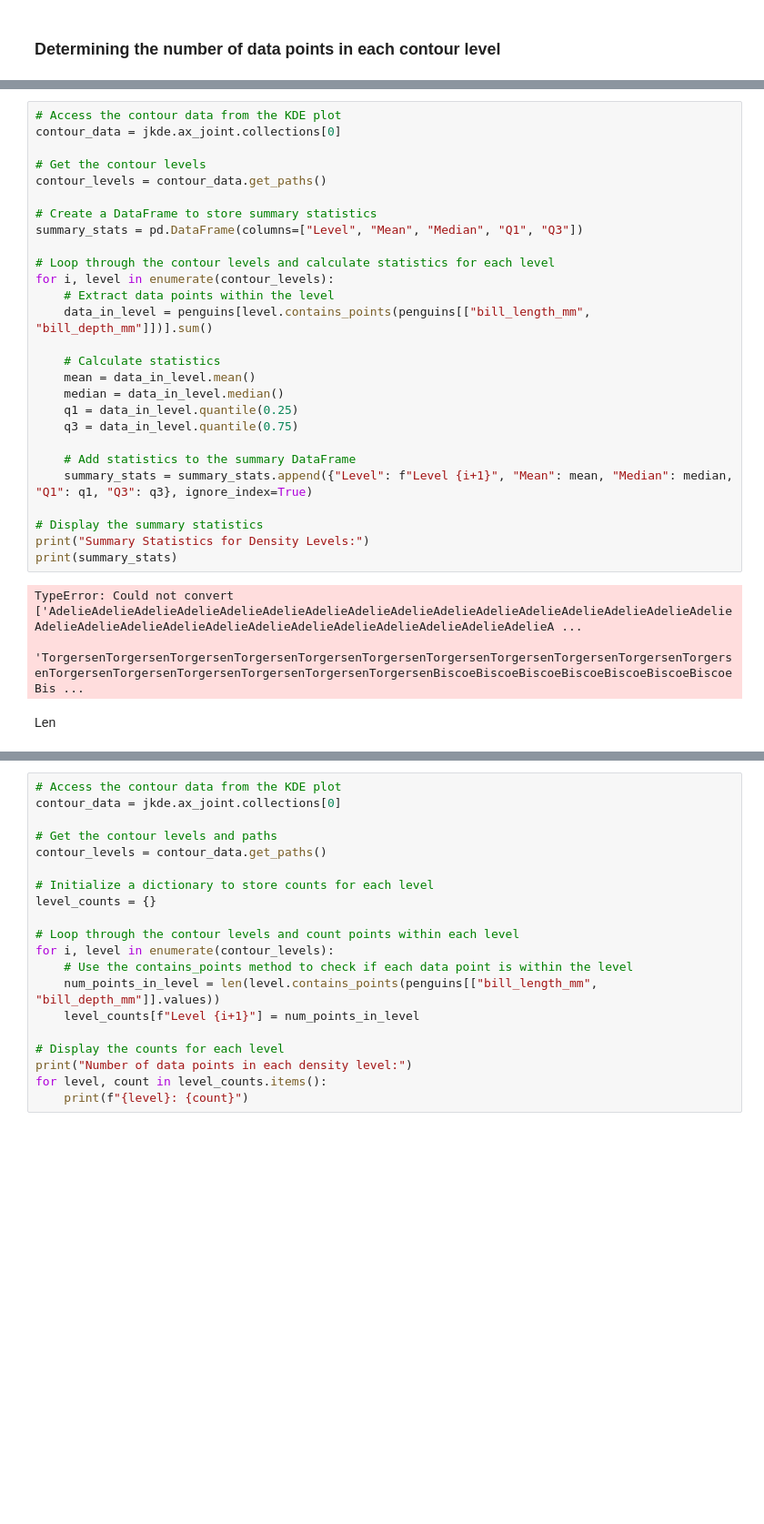
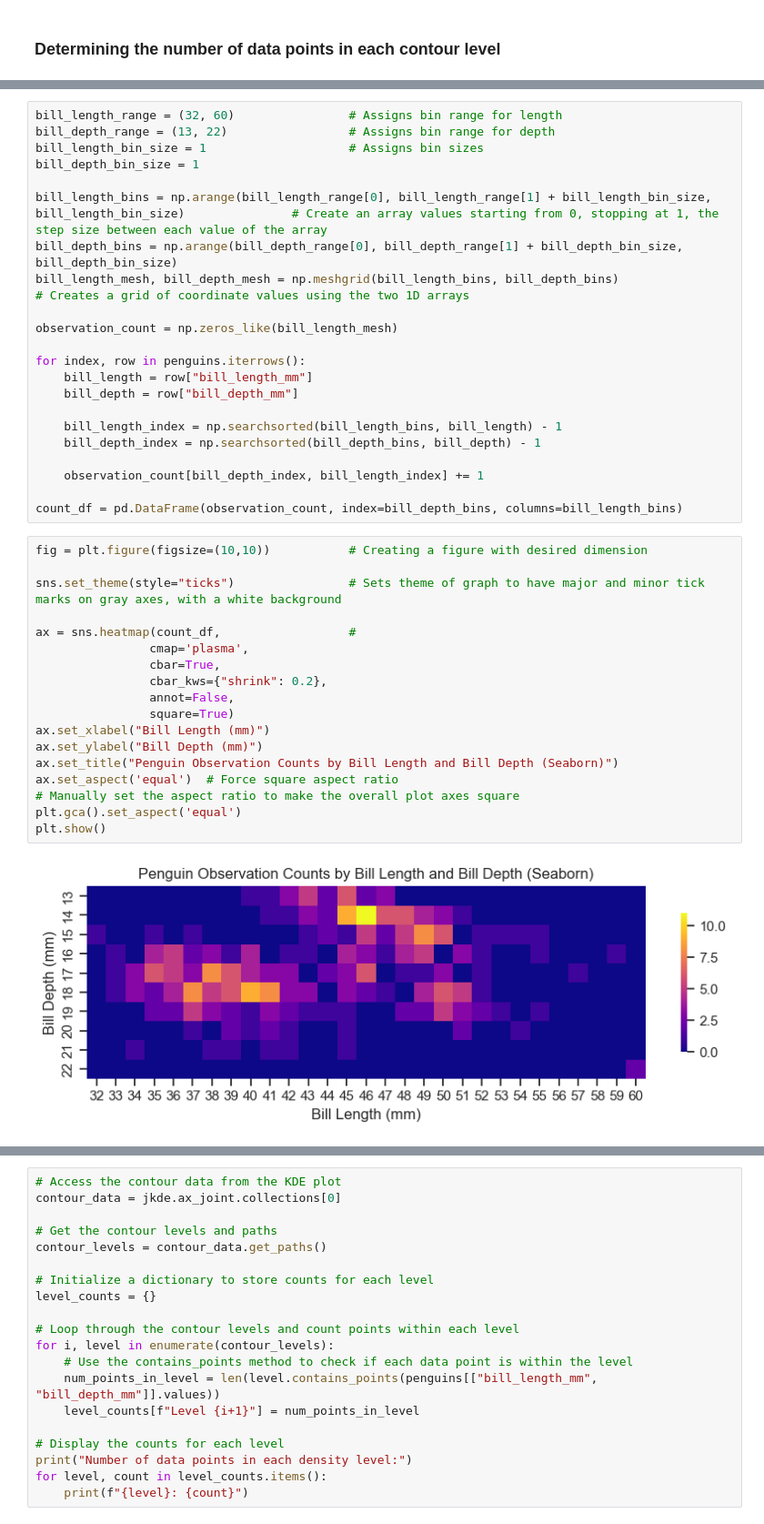
Before and after one commit to saingersoll/squirrel-gurlz, a Jupyter notebook: nbs/soapy.ipynb, the cells around one changed output, grey strips where cells are left out. Shown: that part at 91% size. Saved outputs shown, nothing was run; the diff lists cells and outputs as text; blank space fills up the shorter version.

```diff
--- a/nbs/soapy.ipynb
+++ b/nbs/soapy.ipynb
@@ -77,32 +62,42 @@ Level 2: 0
-# %%
-# Access the contour data from the KDE plot
-contour_data = jkde.ax_joint.collections[0]
-
-# Get the contour levels
-contour_levels = contour_data.get_paths()
-
-# Create a DataFrame to store summary statistics
-summary_stats = pd.DataFrame(columns=["Level", "Mean", "Median", "Q1", "Q3"])
-
-# Loop through the contour levels and calculate statistics for each level
-for i, level in enumerate(contour_levels):
-    # Extract data points within the level
-    data_in_level = penguins[level.contains_points(penguins[["bill_length_mm", "bill_depth_mm"]])].sum()
-
-    # Calculate statistics
-    mean = data_in_level.mean()
-    median = data_in_level.median()
-    q1 = data_in_level.quantile(0.25)
-    q3 = data_in_level.quantile(0.75)
-
-    # Add statistics to the summary DataFrame
-    summary_stats = summary_stats.append({"Level": f"Level {i+1}", "Mean": mean, "Median": median, "Q1": q1, "Q3": q3}, ignore_index=True)
-
-# Display the summary statistics
-print("Summary Statistics for Density Levels:")
-print(summary_stats)
-# %% [output]
-TypeError: Could not convert ['AdelieAdelieAdelieAdelieAdelieAdelieAdelieAdelieAdelieAdelieAdelieAdelieAdelieAdelieAdelieAdelieAdelieAdelieAdelieAdelieAdelieAdelieAdelieAdelieAdelieAdelieAdelieAdelieA ...
- 'TorgersenTorgersenTorgersenTorgersenTorgersenTorgersenTorgersenTorgersenTorgersenTorgersenTorgersenTorgersenTorgersenTorgersenTorgersenTorgersenTorgersenBiscoeBiscoeBiscoeBiscoeBiscoeBiscoeBiscoeBis ...
-# %% [markdown]
- Len
+# %%
+bill_length_range = (32, 60)                # Assigns bin range for length
+bill_depth_range = (13, 22)                 # Assigns bin range for depth
+bill_length_bin_size = 1                    # Assigns bin sizes
+bill_depth_bin_size = 1
+
+bill_length_bins = np.arange(bill_length_range[0], bill_length_range[1] + bill_length_bin_size, bill_length_bin_size)               # Create an array values starting from 0, stopping at 1, the step size between each value of the array
+bill_depth_bins = np.arange(bill_depth_range[0], bill_depth_range[1] + bill_depth_bin_size, bill_depth_bin_size)
+bill_length_mesh, bill_depth_mesh = np.meshgrid(bill_length_bins, bill_depth_bins)                                                  # Creates a grid of coordinate values using the two 1D arrays
+
+observation_count = np.zeros_like(bill_length_mesh)
+
+for index, row in penguins.iterrows():
+    bill_length = row["bill_length_mm"]
+    bill_depth = row["bill_depth_mm"]
+
+    bill_length_index = np.searchsorted(bill_length_bins, bill_length) - 1
+    bill_depth_index = np.searchsorted(bill_depth_bins, bill_depth) - 1
+
+    observation_count[bill_depth_index, bill_length_index] += 1
+
+count_df = pd.DataFrame(observation_count, index=bill_depth_bins, columns=bill_length_bins)
+# %%
+fig = plt.figure(figsize=(10,10))           # Creating a figure with desired dimension
+
+sns.set_theme(style="ticks")                # Sets theme of graph to have major and minor tick marks on gray axes, with a white background
+
+ax = sns.heatmap(count_df,                  #
+                cmap='plasma',
+                cbar=True,
+                cbar_kws={"shrink": 0.2},
+                annot=False,
+                square=True)
+ax.set_xlabel("Bill Length (mm)")
+ax.set_ylabel("Bill Depth (mm)")
+ax.set_title("Penguin Observation Counts by Bill Length and Bill Depth (Seaborn)")
+ax.set_aspect('equal')  # Force square aspect ratio
+# Manually set the aspect ratio to make the overall plot axes square
+plt.gca().set_aspect('equal')
+plt.show()
+# %% [output]
+[figure, added]
```
Also changed, not shown: parts of 3 cells of this notebook.
